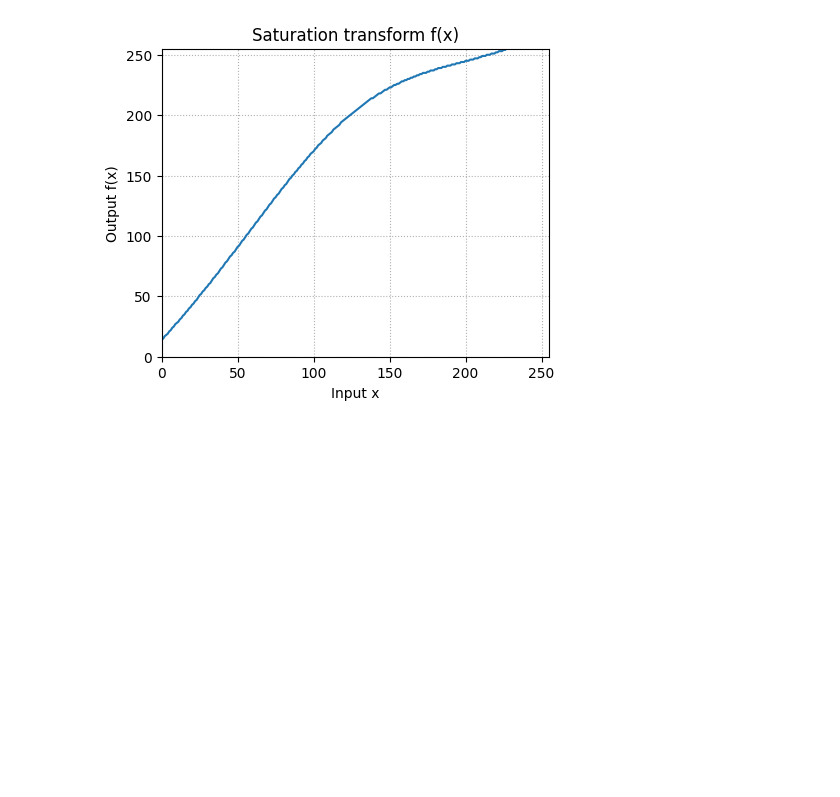
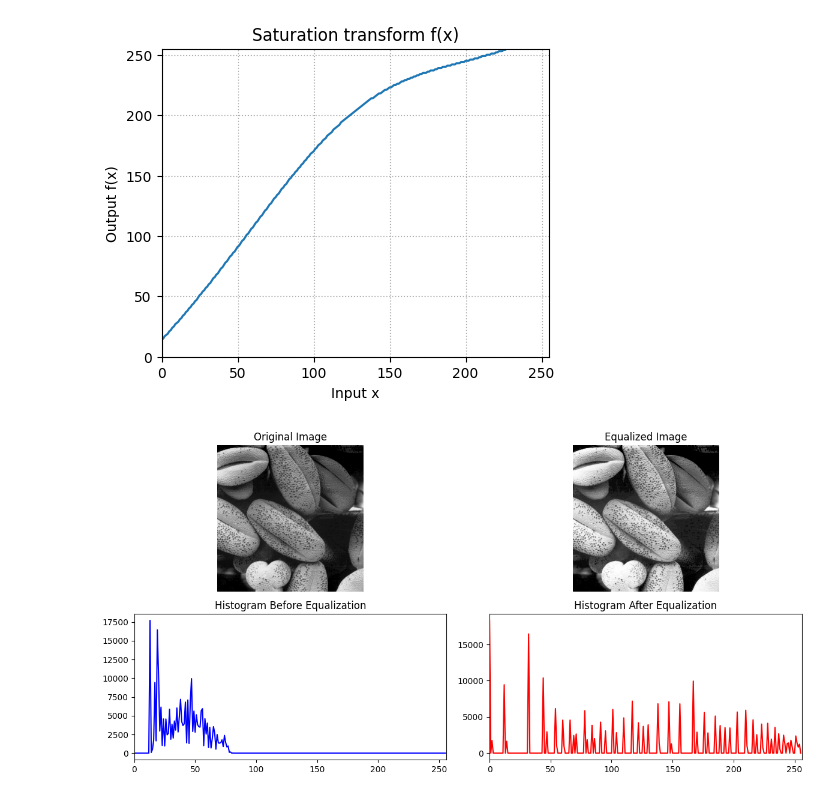
Before and after one commit to Dulavinya/EN3160-ImageProcessing, a Jupyter notebook: A01.ipynb, the cells around one changed output. Drawn from its saved outputs; the diff is of its cells as text; code cells hidden in the pictures; blank space fills up the shorter version.

```diff
--- a/A01.ipynb
+++ b/A01.ipynb
@@ -237,3 +237,61 @@ plt.show()
 # %% [output]
 [figure]
 [figure]
+# %%
+import cv2
+import numpy as np
+import matplotlib.pyplot as plt
+
+def my_hist_equalization(img):
+    # Flatten image
+    hist, bins = np.histogram(img.flatten(), 256, [0,256])
+
+    # Cumulative Distribution Function
+    cdf = hist.cumsum()
+    cdf_normalized = cdf * hist.max() / cdf.max()
+
+    # Mask zeros to avoid division errors
+    cdf_m = np.ma.masked_equal(cdf, 0)
+
+    # Equalization formula
+    cdf_m = (cdf_m - cdf_m.min()) * 255 / (cdf_m.max() - cdf_m.min())
+    cdf = np.ma.filled(cdf_m, 0).astype('uint8')
+
+    # Map the original image pixels using cdf
+    img_eq = cdf[img]
+
+    return img_eq, hist, np.histogram(img_eq.flatten(), 256, [0,256])[0]
+
+# Load grayscale image
+img = cv2.imread("images/a1images/shells.tif", cv2.IMREAD_GRAYSCALE)
+
+# Apply custom histogram equalization
+img_eq, hist_before, hist_after = my_hist_equalization(img)
+
+# Display images
+plt.figure(figsize=(12,6))
+
+plt.subplot(2,2,1)
+plt.imshow(img, cmap='gray')
+plt.title("Original Image")
+plt.axis("off")
+
+plt.subplot(2,2,2)
+plt.imshow(img_eq, cmap='gray')
+plt.title("Equalized Image")
+plt.axis("off")
+
+plt.subplot(2,2,3)
+plt.plot(hist_before, color='blue')
+plt.title("Histogram Before Equalization")
+plt.xlim([0,256])
+
+plt.subplot(2,2,4)
+plt.plot(hist_after, color='red')
+plt.title("Histogram After Equalization")
+plt.xlim([0,256])
+
+plt.tight_layout()
+plt.show()
+# %% [output]
+[figure, added]
```
